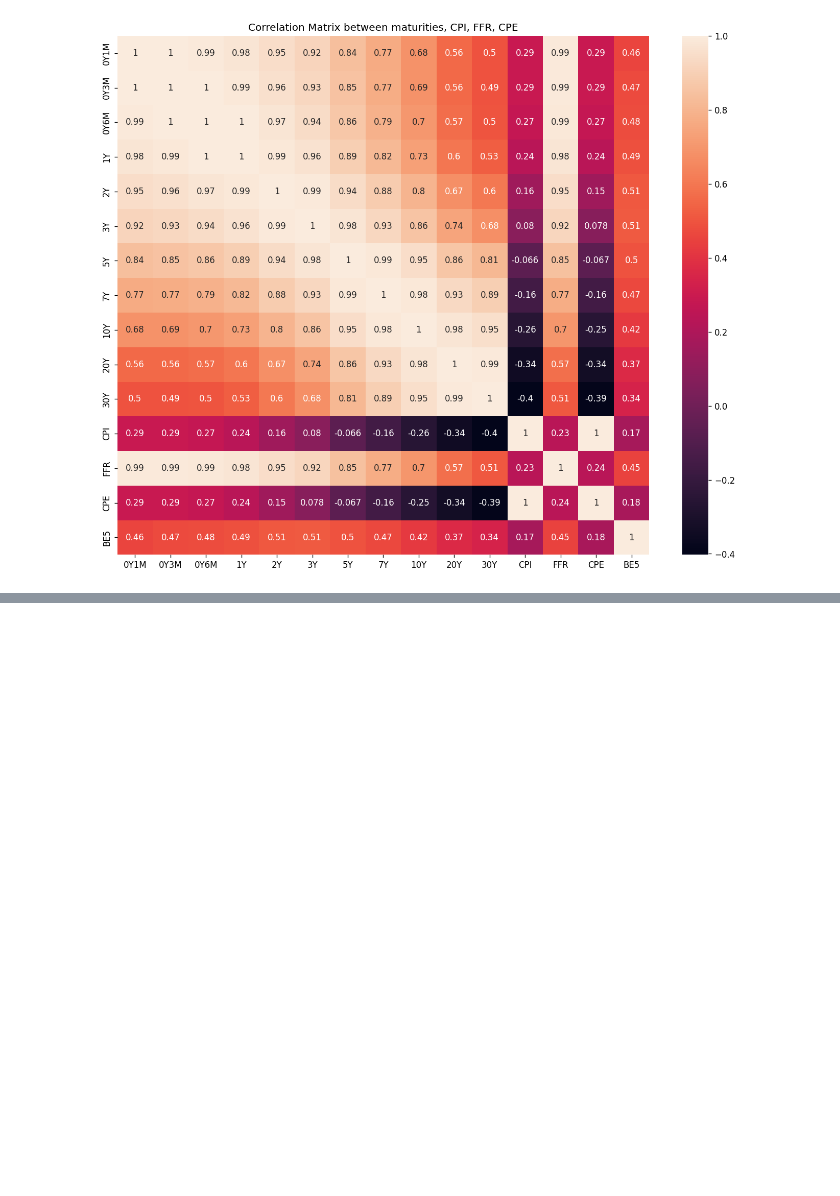
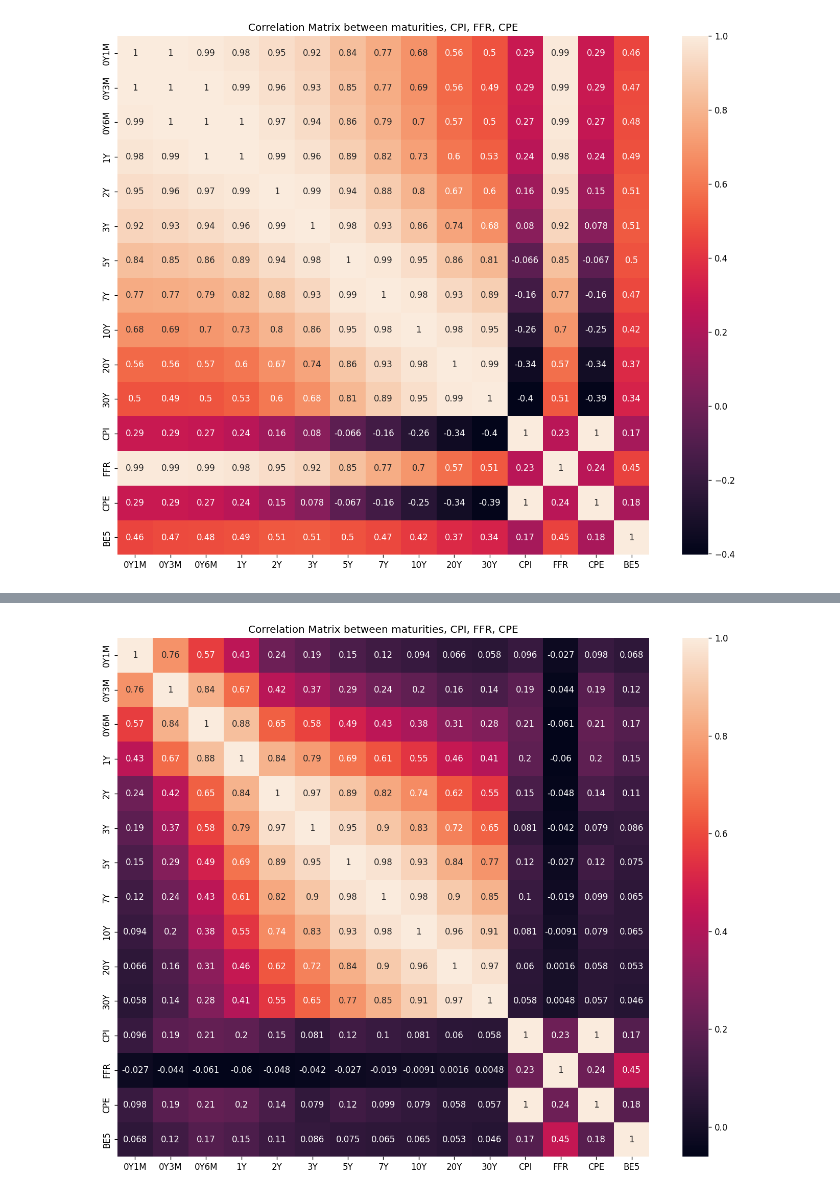
Before and after one commit to raghavken/altREU, a Jupyter notebook: notebooks/data_correlation.ipynb, the cells around one changed output, grey strips where cells are left out. Cells and saved outputs as stored; diff of their text form; code cells hidden in the pictures; blank space fills up the shorter version.

```diff
--- a/notebooks/data_correlation.ipynb
+++ b/notebooks/data_correlation.ipynb
@@ -112,33 +124,38 @@ grid.savefig("correlationMatrix1day.png")
 # %%
 mat5day = MATURITIES.shift(-5) - MATURITIES
 mat5day = mat5day.iloc[:-5]
 
 
 
 combined5 = mat5day.join(
     [CPI,
     FFR,
     CPE,
     BE
     ],
     how="left"
 )
 
 fig,ax = plt.subplots(
     figsize = (14,11),
     dpi = 120
 )
 
+matrix = combined5.corr()
+
+
 ax2 = sns.heatmap(
     matrix,
     annot=True,
     ax=ax
 )
 plt.title("Correlation Matrix between maturities, CPI, FFR, CPE")
 plt.show()
 
-#grid = ax2.get_figure()
-#grid.savefig("correlationMatrix.png")
+grid = ax2.get_figure()
+grid.savefig("correlationMatrix5day.png")
+# %% [output]
+[figure, added]
 # %%
 
 mat20day = MATURITIES.shift(-20) - MATURITIES
```
Also changed, not shown: parts of 4 cells of this notebook, 4 other files.
